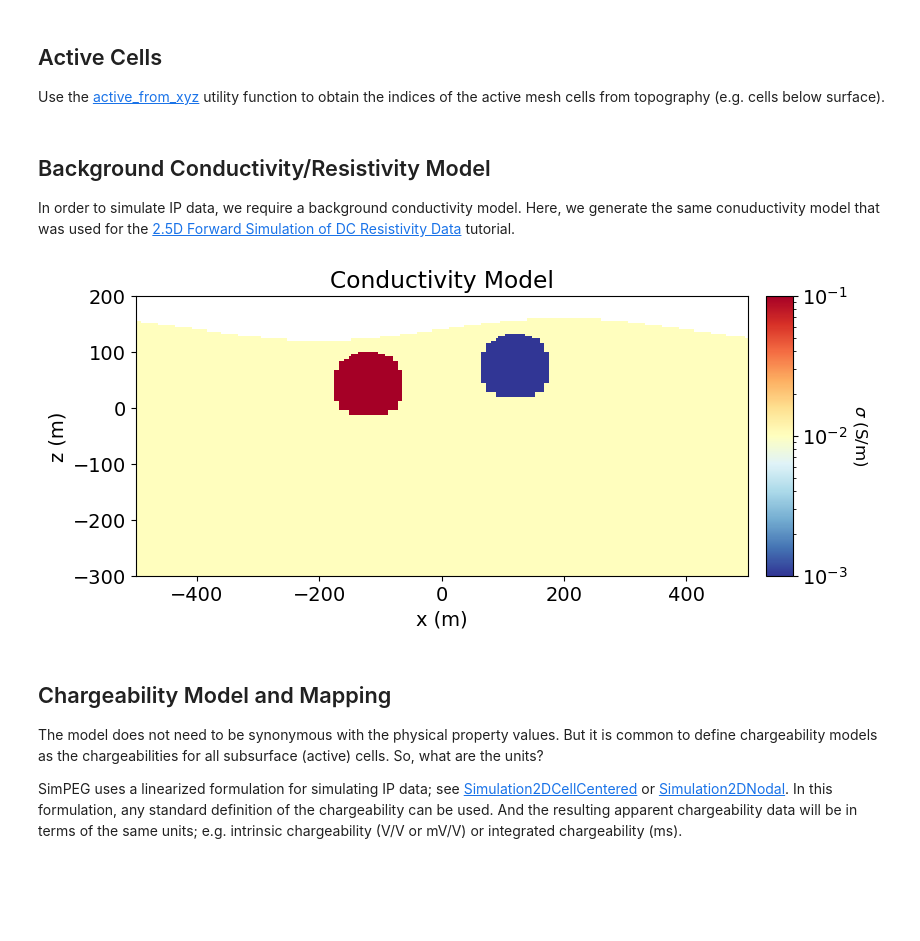
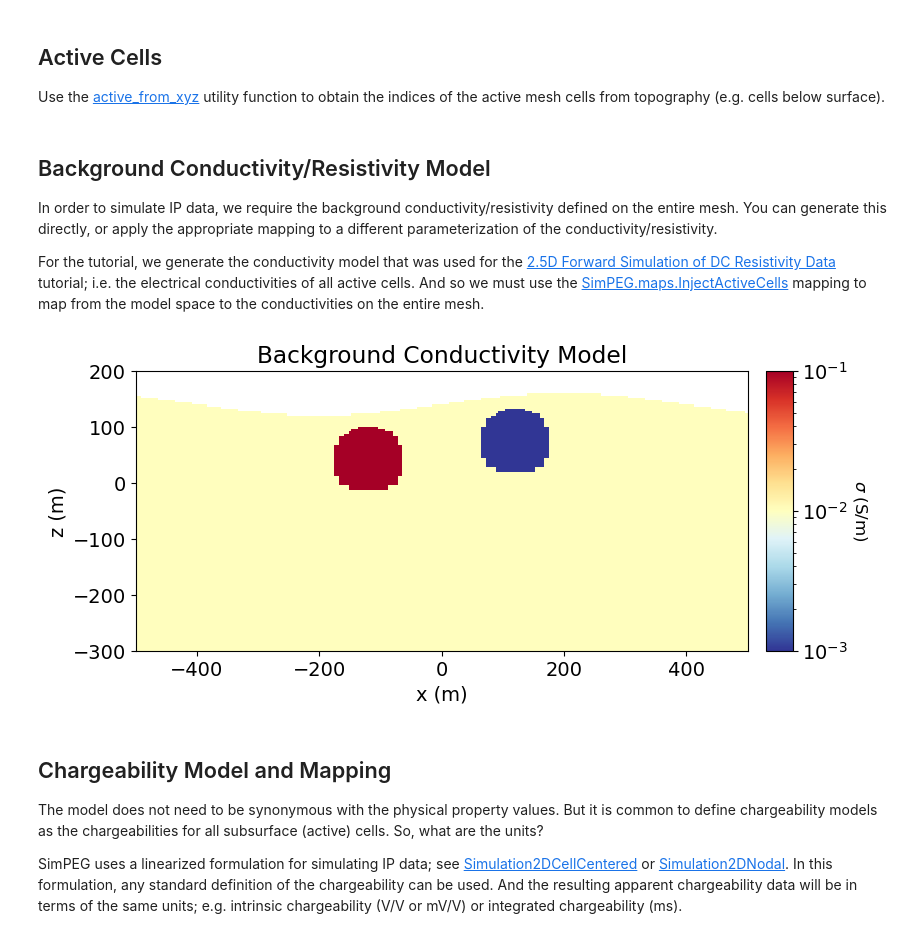
Before and after one commit to simpeg/user-tutorials, a Jupyter notebook: notebooks/06-ip/fwd_dcip_2d.ipynb, the cells around one changed output. Cells and saved outputs as stored; diff of their text form; code cells hidden in the pictures; blank space fills up the shorter version.

Commit message:
major dcip tutorial edits

```diff
--- a/notebooks/06-ip/fwd_dcip_2d.ipynb
+++ b/notebooks/06-ip/fwd_dcip_2d.ipynb
@@ -165,7 +166,15 @@ nP = np.sum(ind_active)  # number of parameters
+# %%
+# Indices of the active mesh cells from topography (e.g. cells below surface)
+active_cells = active_from_xyz(mesh, topo_2d)
+
+# number of active cells
+n_active = np.sum(active_cells)
 # %% [markdown]
 ## Background Conductivity/Resistivity Model
 
-In order to simulate IP data, we require a background conductivity model. Here, we generate the same conuductivity model that was used for the [2.5D Forward Simulation of DC Resistivity Data](../05-dcr/fwd_dcr_2d.ipynb) tutorial.
+In order to simulate IP data, we require the background conductivity/resistivity defined on the entire mesh. You can generate this directly, or apply the appropriate mapping to a different parameterization of the conductivity/resistivity.
+
+For the tutorial, we generate the conductivity model that was used for the [2.5D Forward Simulation of DC Resistivity Data](../05-dcr/fwd_dcr_2d.ipynb) tutorial; i.e. the electrical conductivities of all active cells. And so we must use the [SimPEG.maps.InjectActiveCells](myst:SimPEG#SimPEG.maps.InjectActiveCells) mapping to map from the model space to the conductivities on the entire mesh.
 # %%
 # Define electrical conductivities in S/m
 air_conductivity = 1e-8
@@ -174,15 +183,15 @@ conductor_conductivity = 1e-1
 resistor_conductivity = 1e-3
 # %%
 # Define conductivity model
-conductivity_model = background_conductivity * np.ones(nP)
+conductivity_model = background_conductivity * np.ones(n_active)
 
 ind_conductor = model_builder.get_indices_sphere(
-    np.r_[-120.0, 40.0], 60.0, mesh.cell_centers[ind_active, :]
+    np.r_[-120.0, 40.0], 60.0, mesh.cell_centers[active_cells, :]
 )
 conductivity_model[ind_conductor] = conductor_conductivity
 
 ind_resistor = model_builder.get_indices_sphere(
-    np.r_[120.0, 72.0], 60.0, mesh.cell_centers[ind_active, :]
+    np.r_[120.0, 72.0], 60.0, mesh.cell_centers[active_cells, :]
 )
 conductivity_model[ind_resistor] = resistor_conductivity
 # %%
@@ -191,30 +200,32 @@ conductivity_map = maps.InjectActiveCells(mesh, ind_active, air_conductivity)
+# %%
+# Mapping to neglect air cells when plotting
+plotting_map = maps.InjectActiveCells(mesh, active_cells, np.nan)
 # %%
 fig = plt.figure(figsize=(9, 4))
-
-plotting_map = maps.InjectActiveCells(mesh, ind_active, np.nan)
 norm = LogNorm(vmin=1e-3, vmax=1e-1)
 
 ax1 = fig.add_axes([0.14, 0.17, 0.68, 0.7])
 mesh.plot_image(
     plotting_map * conductivity_model,
-    ax=ax1, grid=False,
+    ax=ax1,
+    grid=False,
     pcolor_opts={"norm": norm, "cmap": mpl.cm.RdYlBu_r}
 )
 ax1.set_xlim(-500, 500)
 ax1.set_ylim(-300, 200)
-ax1.set_title("Conductivity Model")
+ax1.set_title("Background Conductivity Model")
 ax1.set_xlabel("x (m)")
 ax1.set_ylabel("z (m)")
 
 ax2 = fig.add_axes([0.84, 0.17, 0.03, 0.7])
 cbar = mpl.colorbar.ColorbarBase(
     ax2, norm=norm, orientation="vertical", cmap=mpl.cm.RdYlBu_r
 )
 cbar.set_label(r"$\sigma$ (S/m)", rotation=270, labelpad=15, size=12)
 
 plt.show()
 # %% [output]
-[figure, old version]
+[figure, new version]
 # %% [markdown]
 ## Chargeability Model and Mapping
 
```
Also changed, not shown: parts of 13 cells of this notebook, 7 other files.
